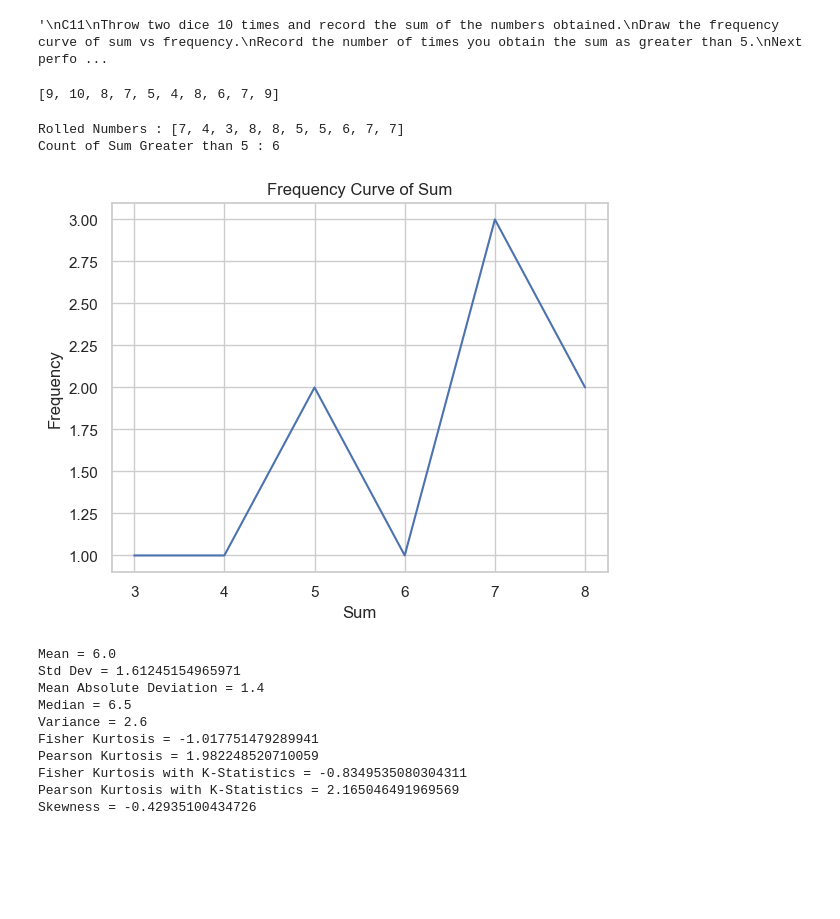
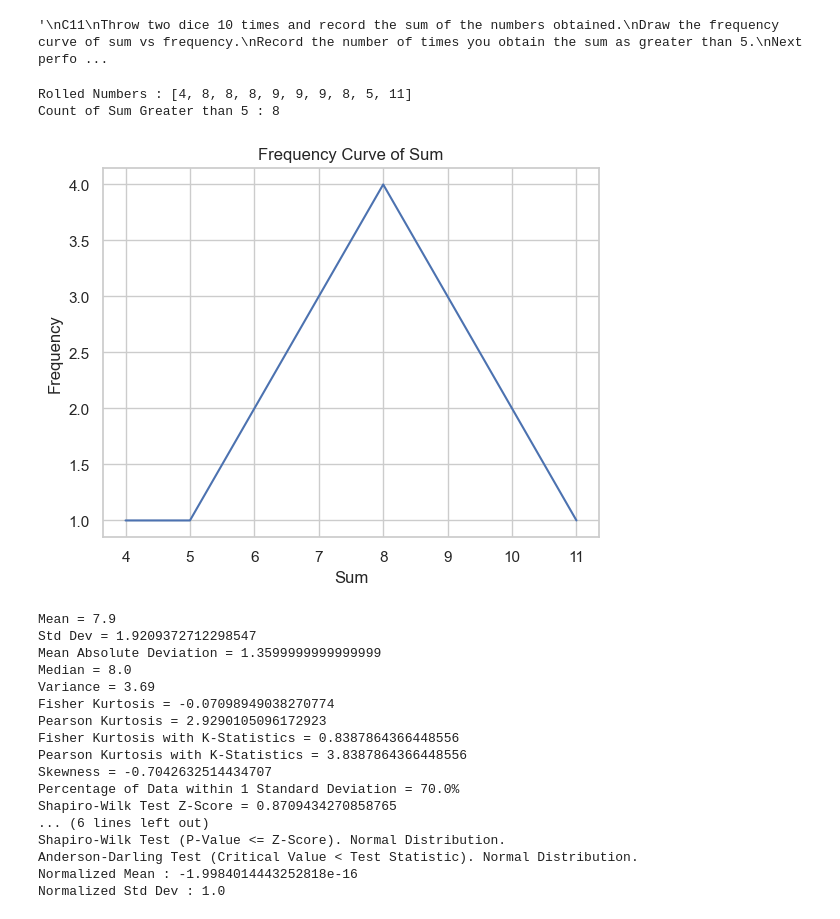
Before and after one commit to MasteroidM/Mathematics-Project-2, a Jupyter notebook: notebook.ipynb, the cells around one changed output. Cells and saved outputs as stored; diff of their text form; code cells hidden in the pictures; blank space fills up the shorter version.

```diff
--- a/notebook.ipynb
+++ b/notebook.ipynb
@@ -38 +49,16 @@ plt.style.use("ggplot")
+# %%
+def percent_data_in_1_stdev(data):
+    # calculate the mean and standard deviation
+    mean = np.mean(data)
+    std_dev = np.std(data)
+
+    # calculate the lower and upper bounds for 1 standard deviation
+    lower_bound = mean - std_dev
+    upper_bound = mean + std_dev
+
+    # calculate the percentage of data that falls within 1 standard deviation
+    within_1std = np.logical_and(data > lower_bound, data < upper_bound)
+    percent_within_1std = np.sum(within_1std) / len(data) * 100
+
+    return percent_within_1std
 # %%
@@ -75,9 +153,9 @@ def list_stats(lst):
 # %%
-def plot_and_list(list, xlabel, ylabel, title):
+def plot_and_list(list, xlabel, ylabel, title): # Function for plotting and listing statistics
     plot_frequency_curve(list, xlabel=xlabel, ylabel=ylabel, title=title)
-    sns.kdeplot(data=greater_than_5, fill=True, color="Blue")
-    sns.displot(greater_than_5)
-    sns.histplot(greater_than_5, kde="True")
+    sns.kdeplot(data=list, fill=True, color="Blue")
+    sns.displot(list)
+    sns.histplot(list, kde="True")
 #    stats.cumfreq(list, numbins=len(set(list)), defaultreallimits=None, weights=None)
     list_stats(list)
 # %%
@@ -85,6 +163,6 @@ def roll_dice(probabilities=probabilities):
     return random.choices(range(1, 7), weights=probabilities)[0]
 # %%
-def sum_roll_two_dice(probabilities=probabilities, times=times, num_dice=num_dice):
+def sum_roll_two_dice(probabilities=probabilities, times=times, num_dice=num_dice): # Function for returning the sum of rolls
     sum = []
     rolls = []
     total = 0
@@ -101,8 +179,5 @@ def sum_roll_two_dice(probabilities=probabilities, times=times, num_dice=num_dic
         total = 0
         j = 0
     return sum
-sum_roll_two_dice(probabilities, times, num_dice)
-# %% [output]
-[9, 10, 8, 7, 5, 4, 8, 6, 7, 9]
 # %%
 def throw_dice(probabilities=probabilities, times=times, trials=10, num_dice=num_dice):
@@ -126,30 +202,36 @@ def throw_dice(probabilities=probabilities, times=times, trials=10, num_dice=num
 # %%
 # Throw two dice 10 times and record the sum of the numbers obtained.
 # Draw the frequency curve of sum vs frequency.
 # Record the number of times you obtain the sum as greater than 5.
 
 list = sum_roll_two_dice(probabilities=probabilities, times=times, num_dice=num_dice)
 
 count_greater_than_5 = 0
 for element in list:
     if element > 5:
         count_greater_than_5 = count_greater_than_5 + 1
 
 print(f'Rolled Numbers : {list}')
 print(f'Count of Sum Greater than 5 : {count_greater_than_5}')
-plot_frequency_curve(data=list, xlabel='Sum', ylabel='Frequency', title='Frequency Curve of Sum')
-list_stats(list)
+plot_and_list(list=list, xlabel='Sum', ylabel='Frequency', title='Frequency Curve of Sum')
 # %% [output]
-Rolled Numbers : [7, 4, 3, 8, 8, 5, 5, 6, 7, 7]
-Count of Sum Greater than 5 : 6
+Rolled Numbers : [4, 8, 8, 8, 9, 9, 9, 8, 5, 11]
+Count of Sum Greater than 5 : 8
-[figure, old version]
+[figure, new version]
-Mean = 6.0
-Std Dev = 1.61245154965971
-Mean Absolute Deviation = 1.4
-Median = 6.5
-Variance = 2.6
-Fisher Kurtosis = -1.017751479289941
-Pearson Kurtosis = 1.982248520710059
-Fisher Kurtosis with K-Statistics = -0.8349535080304311
-Pearson Kurtosis with K-Statistics = 2.165046491969569
-Skewness = -0.42935100434726
+Mean = 7.9
+Std Dev = 1.9209372712298547
+Mean Absolute Deviation = 1.3599999999999999
+Median = 8.0
+Variance = 3.69
+Fisher Kurtosis = -0.07098949038270774
+Pearson Kurtosis = 2.9290105096172923
+Fisher Kurtosis with K-Statistics = 0.8387864366448556
+Pearson Kurtosis with K-Statistics = 3.8387864366448556
+Skewness = -0.7042632514434707
+Percentage of Data within 1 Standard Deviation = 70.0%
+Shapiro-Wilk Test Z-Score = 0.8709434270858765
+... (6 lines left out)
+Shapiro-Wilk Test (P-Value <= Z-Score). Normal Distribution.
+Anderson-Darling Test (Critical Value < Test Statistic). Normal Distribution.
+Normalized Mean : -1.9984014443252818e-16
+Normalized Std Dev : 1.0
```
Also changed, not shown: parts of 28 cells of this notebook.
